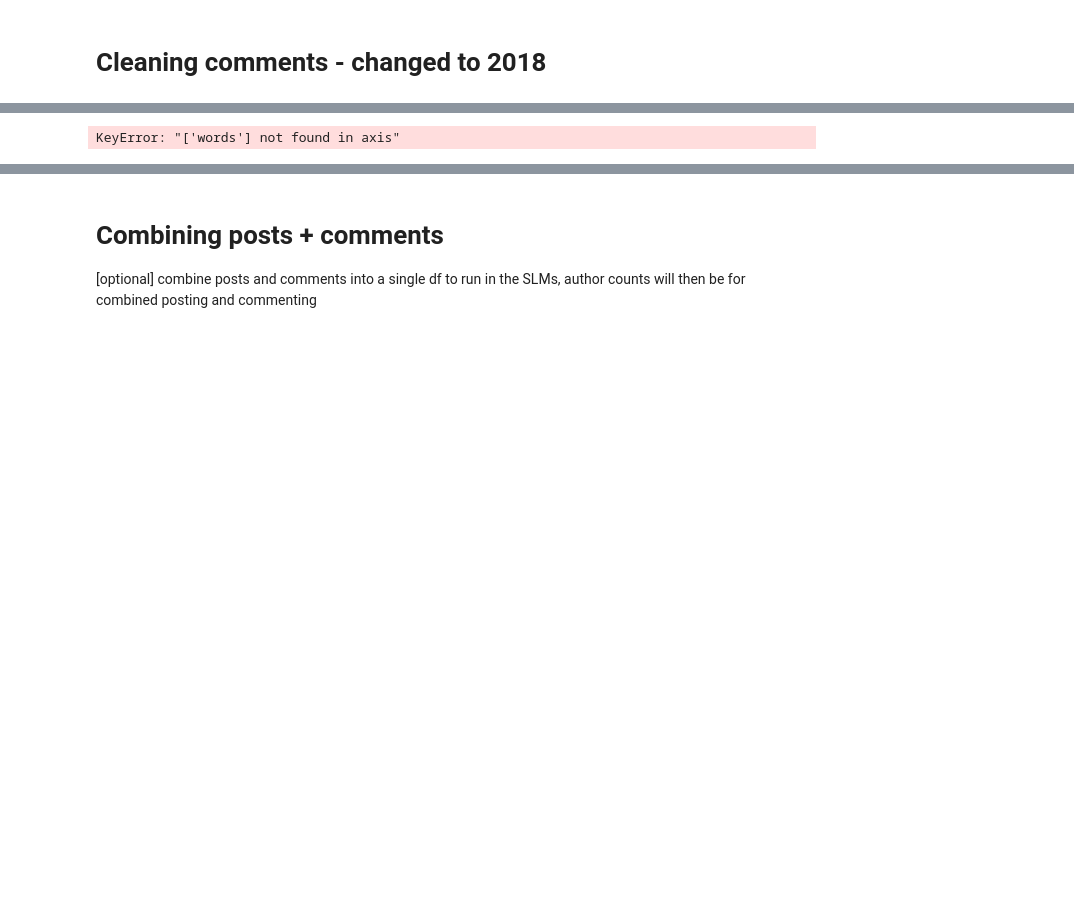
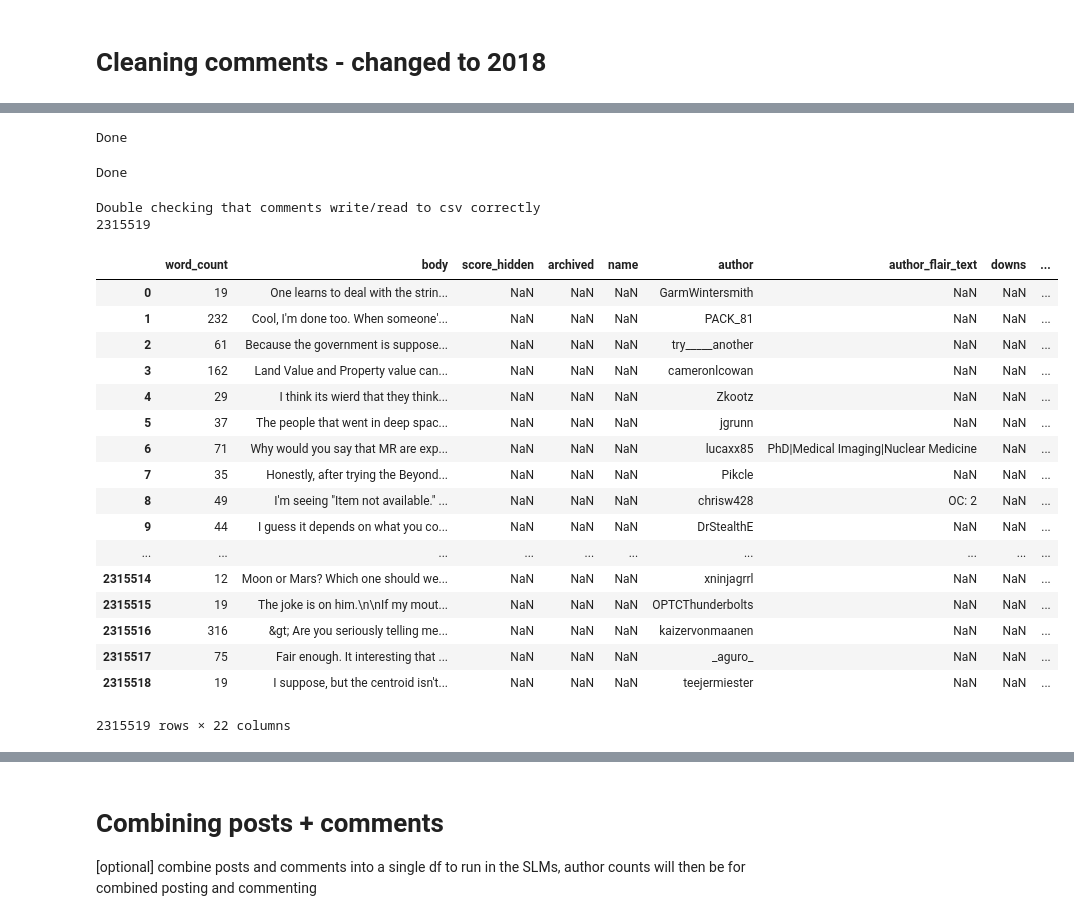
Before and after one commit to talaugust/rscience_language, a Jupyter notebook: Reddit/dataset_cleaning.ipynb, the cells around one changed output, grey strips where cells are left out. Saved outputs shown, nothing was run; the diff lists cells and outputs as text; code cells hidden in the pictures; blank space fills up the shorter version.

```diff
--- a/Reddit/dataset_cleaning.ipynb
+++ b/Reddit/dataset_cleaning.ipynb
@@ -252,8 +358,9 @@ number of non-mod and admin comments 133518
 # df_words = df_comments_cleaned[['words', 'id']].copy()
 
 df_comments_cleaned = df_comments_cleaned.drop('words', axis=1)
+print('Done')
 # %% [output]
-KeyError: "['words'] not found in axis"
+Done
 # %%
 ### Export
 if EXPORTING:
@@ -263,21 +370,48 @@ if EXPORTING:
     df_comments_cleaned = df_comments_cleaned[cols]
 
     ### split into test and train
-    df_comments_train, df_comments_test = train_test_split(df_comments_cleaned, test_size=0.1, random_state=100)
+#     df_comments_train, df_comments_test = train_test_split(df_comments_cleaned, test_size=0.1, random_state=100)
 
-    df_comments_cleaned.to_csv('data/cleaned/cleaned_comments_2018.csv', index=False, quoting=csv.QUOTE_ALL, escapechar='\\')
-    df_comments_train.to_csv('data/cleaned/train/2018/comments/df_comments_train_2018.csv', index=False, quoting=csv.QUOTE_ALL, escapechar='\\')
-    df_comments_test.to_csv('data/cleaned/test/2018/comments/df_comments_test_2018.csv', index=False, quoting=csv.QUOTE_ALL, escapechar='\\')
+    df_comments_cleaned.to_csv('data/cleaned/real_subs_cleaned_comments_2018.csv', index=False, quoting=csv.QUOTE_ALL, escapechar='\\')
+#     df_comments_train.to_csv('data/cleaned/train/2018/comments/real_subs_df_comments_train_2018.csv', index=False, quoting=csv.QUOTE_ALL, escapechar='\\')
+#     df_comments_test.to_csv('data/cleaned/test/2018/comments/real_subs_df_comments_test_2018.csv', index=False, quoting=csv.QUOTE_ALL, escapechar='\\')
 
 #     df_words.to_csv('cleaned/cleaned_comments_words_2017.csv')
-#     df_comments_mod.to_csv('data/cleaned/cleaned_mod_comments_2017.csv', index=False, quoting=csv.QUOTE_ALL, escapechar='\\')
-#     df_comments_auto_mod.to_csv('data/cleaned/cleaned_auto_mod_comments_2017.csv', index=False, quoting=csv.QUOTE_ALL, escapechar='\\')
-    df_comments_deleted.to_csv('data/cleaned/cleaned_comments_deleted_2017.csv', index=False, quoting=csv.QUOTE_ALL, escapechar='\\')
+#     df_comments_mod.to_csv('data/cleaned/cleaned_mod_comments_2018.csv', index=False, quoting=csv.QUOTE_ALL, escapechar='\\')
+#     df_comments_auto_mod.to_csv('data/cleaned/real_subs_cleaned_auto_mod_comments_2018.csv', index=False, quoting=csv.QUOTE_ALL, escapechar='\\')
+#     df_comments_deleted.to_csv('data/cleaned/real_subs_cleaned_comments_deleted_2018.csv', index=False, quoting=csv.QUOTE_ALL, escapechar='\\')
+    print('Done')
+# %% [output]
+Done
 # %%
 # double check that comments read/write correctly
 print('Double checking that comments write/read to csv correctly')
-df_comments_cleaned_check = pd.read_csv('data/cleaned/cleaned_comments_2017.csv', quoting=csv.QUOTE_ALL, escapechar='\\')
-print(len(df_comments_cleaned), len(df_comments_cleaned_check))
+df_comments_cleaned_check = pd.read_csv('data/cleaned/real_subs_cleaned_comments_2018.csv', quoting=csv.QUOTE_ALL, escapechar='\\')
+print(len(df_comments_cleaned_check))
+# %% [output]
+Double checking that comments write/read to csv correctly
+2315519
+# %%
+df_comments_cleaned_check
+# %% [output]
+|  | word_count | body | score_hidden | archived | name | author | author_flair_text | downs | ... |
+| 0 | 19 | One learns to deal with the strin... | NaN | NaN | NaN | GarmWintersmith | NaN | NaN | ... |
+| 1 | 232 | Cool, I'm done too. When someone'... | NaN | NaN | NaN | PACK_81 | NaN | NaN | ... |
+| 2 | 61 | Because the government is suppose... | NaN | NaN | NaN | try_____another | NaN | NaN | ... |
+| 3 | 162 | Land Value and Property value can... | NaN | NaN | NaN | cameronlcowan | NaN | NaN | ... |
+| 4 | 29 | I think its wierd that they think... | NaN | NaN | NaN | Zkootz | NaN | NaN | ... |
+| 5 | 37 | The people that went in deep spac... | NaN | NaN | NaN | jgrunn | NaN | NaN | ... |
+| 6 | 71 | Why would you say that MR are exp... | NaN | NaN | NaN | lucaxx85 | PhD|Medical Imaging|Nuclear Medicine | NaN | ... |
+| 7 | 35 | Honestly, after trying the Beyond... | NaN | NaN | NaN | Pikcle | NaN | NaN | ... |
+| 8 | 49 | I'm seeing "Item not available." ... | NaN | NaN | NaN | chrisw428 | OC: 2 | NaN | ... |
+| 9 | 44 | I guess it depends on what you co... | NaN | NaN | NaN | DrStealthE | NaN | NaN | ... |
+| ... | ... | ... | ... | ... | ... | ... | ... | ... | ... |
+| 2315514 | 12 | Moon or Mars? Which one should we... | NaN | NaN | NaN | xninjagrrl | NaN | NaN | ... |
+| 2315515 | 19 | The joke is on him.\n\nIf my mout... | NaN | NaN | NaN | OPTCThunderbolts | NaN | NaN | ... |
+| 2315516 | 316 | &gt; Are you seriously telling me... | NaN | NaN | NaN | kaizervonmaanen | NaN | NaN | ... |
+| 2315517 | 75 | Fair enough. It interesting that ... | NaN | NaN | NaN | _aguro_ | NaN | NaN | ... |
+| 2315518 | 19 | I suppose, but the centroid isn't... | NaN | NaN | NaN | teejermiester | NaN | NaN | ... |
+2315519 rows × 22 columns
 # %%
 ### Visualize subreddit based on number of author comments per author -- not working
 df_comments['author_count'] = df_comments.groupby(['author'])['body'].transform('count')
```
Also changed, not shown: parts of 47 cells of this notebook, 10 other files.
